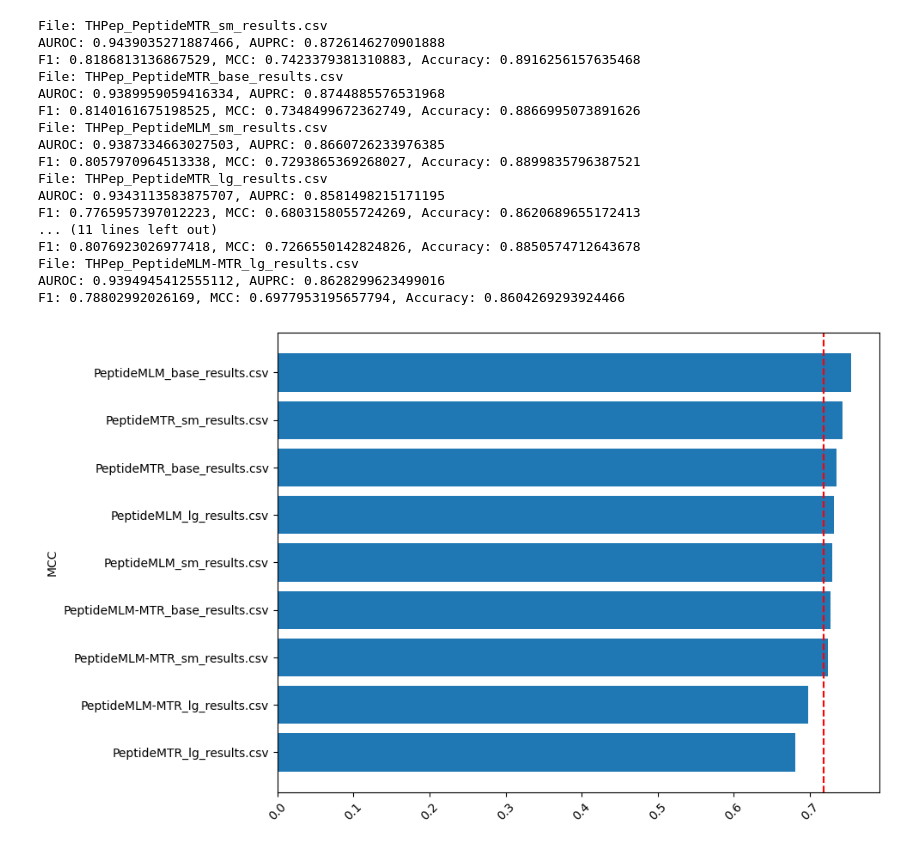
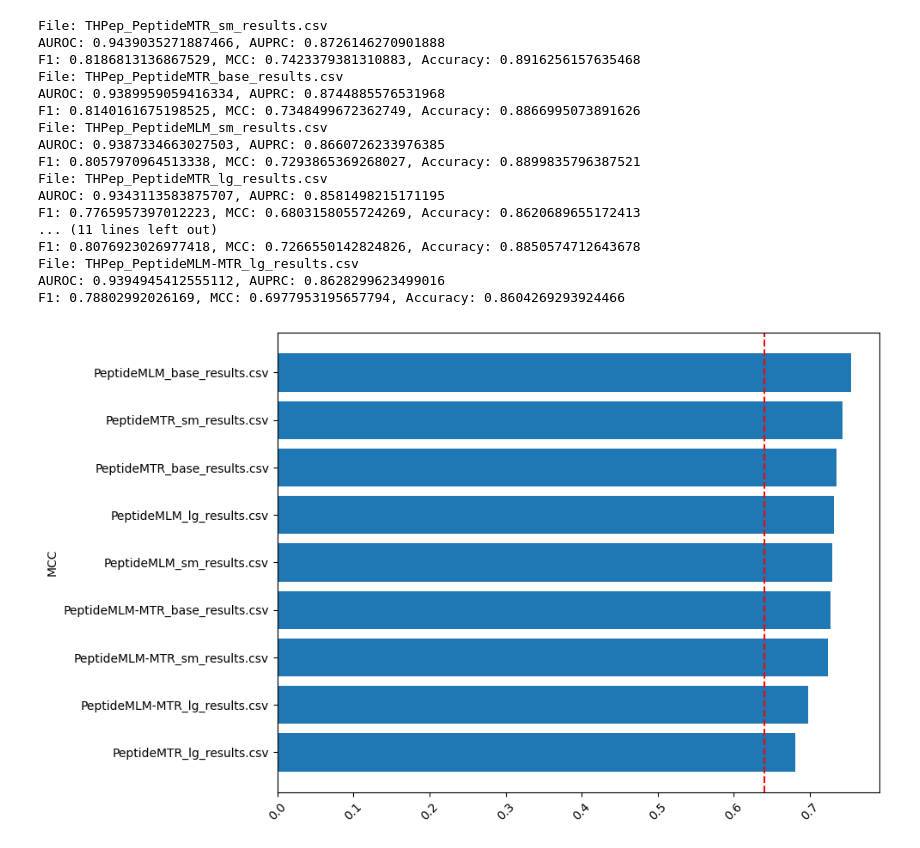
Before and after one commit to AaronFeller/PeptideCLM_Eval, a Jupyter notebook: main/notebooks/evaluate_data.ipynb, the cells around one changed output. Saved outputs shown, nothing was run; the diff lists cells and outputs as text; code cells hidden in the pictures.

```diff
--- a/main/notebooks/evaluate_data.ipynb
+++ b/main/notebooks/evaluate_data.ipynb
@@ -288,4 +369,9 @@ R2: 0.6589195343424158, RMSE: 0.36801440407802744
 # %%
+import numpy as np
+import os
+import pandas as pd
+import matplotlib.pyplot as plt
+
 # plot true vs true with log transformed on y axis
 files = os.listdir("../results")
 for file in files:
@@ -294,16 +380,24 @@ for file in files:
         y_true = df['true_label']
         y_true_log = df['true_label'].apply(lambda x: np.log10(x + 1e-8))
 
-
-
         import matplotlib.pyplot as plt
         plt.figure()
         plt.scatter(y_true_log, y_true, alpha=0.5)
-        # plt.yscale('log')
+        plt.yscale('log')
         plt.xlabel('True Labels')
         plt.ylabel('Predicted Scores (log scale)')
         plt.title(f'True vs Predicted for {file} (log scale)')
         plt.show()
 
+        # plot density plot of y_true vs y_true_log
+        import seaborn as sns
+        plt.figure()
+        # sns.kdeplot(y_true, label='True Labels', fill=True, alpha=0.5)
+        sns.kdeplot(y_true_log, label='Log10 True Labels', fill=True, alpha=0.5)
+        plt.xlabel('Value')
+        plt.ylabel('Density')
+        plt.title(f'Density Plot for {file}')
+        plt.legend()
+        plt.show()
         break
 # %% [output]
@@ -386,32 +481,52 @@ for file in files:
 plt.figure(figsize=(10, 6))
 # sort by mcc
 files = [f for f in files if "THPep" in f and f.endswith(".csv")]
 mccs, files = zip(*sorted(zip(mccs, files)))
 plt.barh(range(len(mccs)), mccs, tick_label=[f.replace('THPep_', '') for f in files])
 # add the benchmark to the plot
-benchmark_score = (0.77 + 0.71 + 0.71 + 0.68) / 4
+benchmark_score = (0.64)
 
 plt.axvline(x=benchmark_score, color='r', linestyle='--', label='Benchmark')
 plt.ylabel('MCC')
 plt.xticks(rotation=45)
 plt.tight_layout()
 plt.show()
+
+# build confusion matrix for the best file processed
+best_file = files[np.argmax(mccs)]
+df = pd.read_csv(os.path.join("../results", best_file))
+y_true = df['true_label']
+y_scores = df['predicted_label']
+precision, recall, thresholds = precision_recall_curve(y_true, y_scores)
+f1_scores = 2 * (precision * recall) / (precision + recall + 1e-8)
+best_threshold = thresholds[np.argmax(f1_scores[:-1])]
+y_pred = (y_scores >= best_threshold).astype(int)
+
+from sklearn.metrics import confusion_matrix
+import seaborn as sns
+cm = confusion_matrix(y_true, y_pred)
+plt.figure(figsize=(6, 5))
+sns.heatmap(cm, annot=True, fmt='d', cmap='Blues', xticklabels=['Predicted Negative', 'Predicted Positive'], yticklabels=['True Negative', 'True Positive'])
+plt.xlabel('Predicted Label')
+plt.ylabel('True Label')
+plt.title(f'Confusion Matrix for {best_file}')
+plt.show()
 # %% [output]
 File: THPep_PeptideMTR_sm_results.csv
 AUROC: 0.9439035271887466, AUPRC: 0.8726146270901888
 F1: 0.8186813136867529, MCC: 0.7423379381310883, Accuracy: 0.8916256157635468
 File: THPep_PeptideMTR_base_results.csv
 AUROC: 0.9389959059416334, AUPRC: 0.8744885576531968
 F1: 0.8140161675198525, MCC: 0.7348499672362749, Accuracy: 0.8866995073891626
 File: THPep_PeptideMLM_sm_results.csv
 AUROC: 0.9387334663027503, AUPRC: 0.8660726233976385
 F1: 0.8057970964513338, MCC: 0.7293865369268027, Accuracy: 0.8899835796387521
 File: THPep_PeptideMTR_lg_results.csv
 AUROC: 0.9343113583875707, AUPRC: 0.8581498215171195
 F1: 0.7765957397012223, MCC: 0.6803158055724269, Accuracy: 0.8620689655172413
 ... (11 lines left out)
 F1: 0.8076923026977418, MCC: 0.7266550142824826, Accuracy: 0.8850574712643678
 File: THPep_PeptideMLM-MTR_lg_results.csv
 AUROC: 0.9394945412555112, AUPRC: 0.8628299623499016
 F1: 0.78802992026169, MCC: 0.6977953195657794, Accuracy: 0.8604269293924466
-[figure, old version]
+[figure, new version]
```
Also changed, not shown: parts of 6 cells of this notebook.
